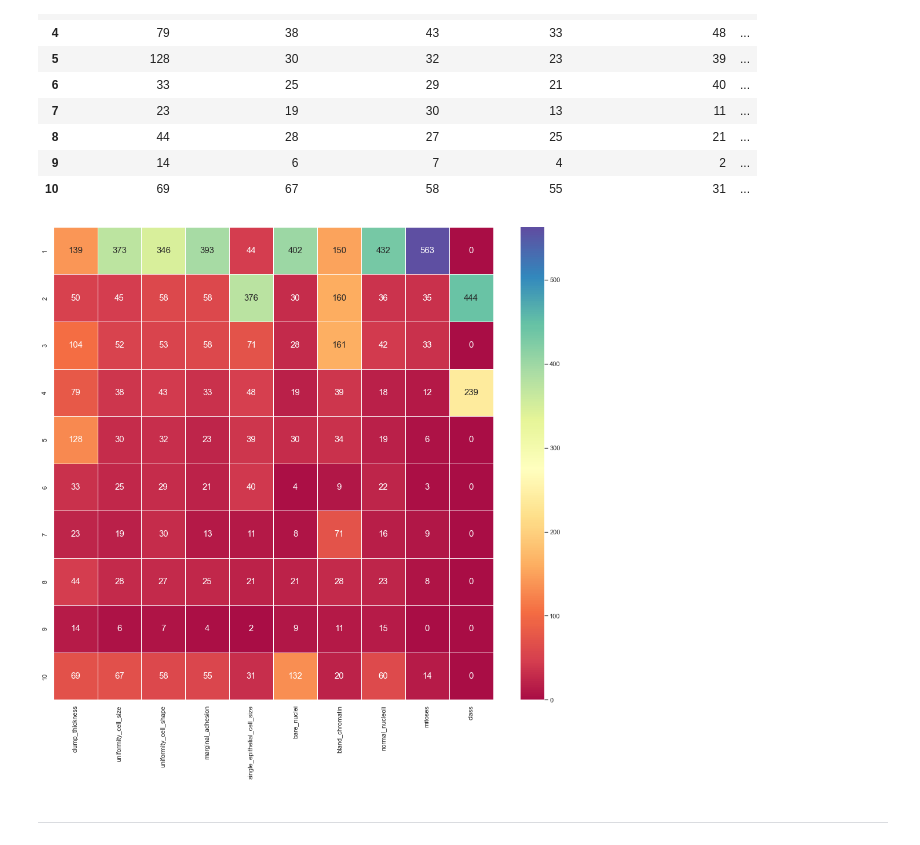
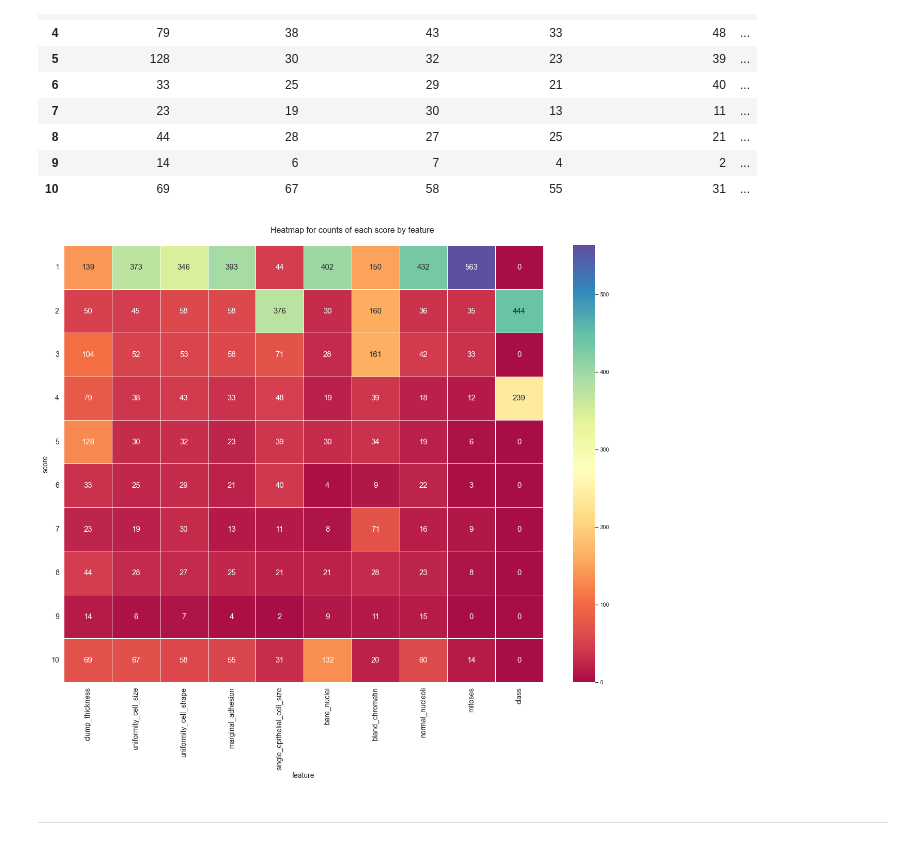
Before and after one commit to rromang/breast_cancer_classification, a Jupyter notebook: notebooks/initial.ipynb, the cells around one changed output. Cells and saved outputs as stored; diff of their text form; code cells hidden in the pictures.

```diff
--- a/notebooks/initial.ipynb
+++ b/notebooks/initial.ipynb
@@ -498,11 +498,18 @@ counts
 # %%
 fig = plt.figure(figsize=[17,15])
 cmap=sns.color_palette("Spectral", as_cmap=True)
 sns.heatmap(counts, annot=True, cmap=cmap, annot_kws={"size": 15}, fmt='d', linewidths=0.5, center=275)
+fig.suptitle("Heatmap for counts of each score by feature", y=1, fontsize=16)
+plt.yticks(fontsize=14, rotation=0)
+plt.xticks(fontsize=14)
+plt.xlabel('feature', fontsize=14)
+plt.ylabel('score', fontsize=14)
 
+plt.tight_layout()
+fig.savefig('../images/exploratory_analysis/heatmap_counts_plots.png', bbox_inches='tight',dpi=600)
 plt.show()
 # %% [output]
-[figure, old version]
+[figure, new version]
 # %%
 #export dataframe to CSV
 df.to_csv('../data_processed/csv/wisconsin.csv')
```
Also changed, not shown: parts of 5 cells of this notebook, 1 other file.
